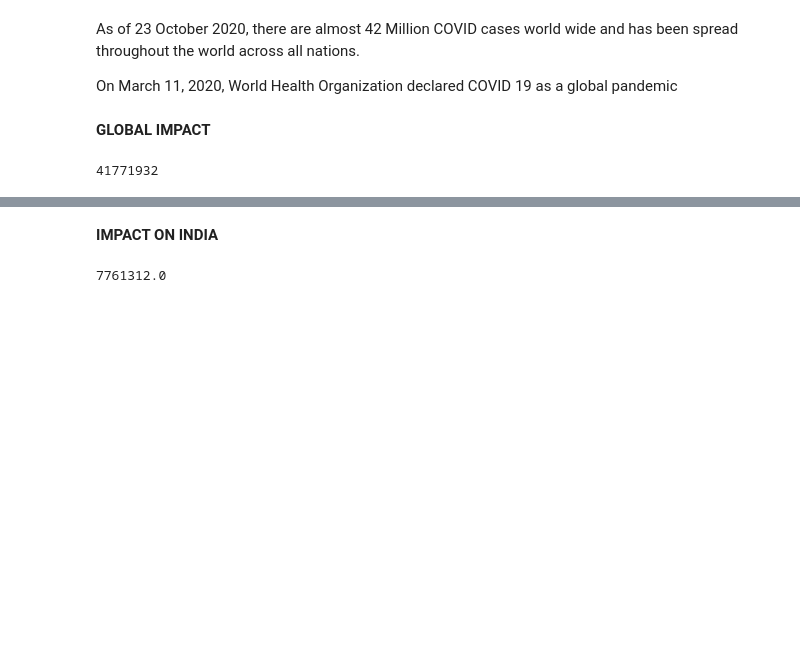
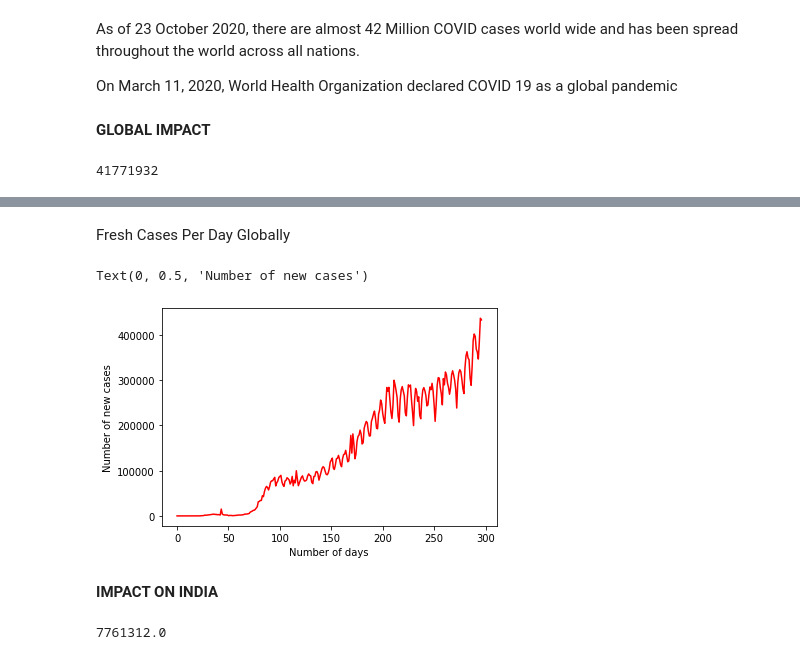
Before and after one commit to ManavKaul/COVID-Analysis, a Jupyter notebook: COVID.ipynb, the cells around one changed output, grey strips where cells are left out. Saved outputs shown, nothing was run; the diff lists cells and outputs as text; code cells hidden in the pictures; blank space fills up the shorter version.

```diff
--- a/COVID.ipynb
+++ b/COVID.ipynb
@@ -54,3 +54,15 @@ Text(0, 0.5, 'Number of cases in Ten Millions')
+# %% [markdown]
+Fresh Cases Per Day Globally
+# %%
+newcases_world=[]
+for i in range(297):
+  newcases_world.append(df['World'][i+1]-df['World'][i])
+plt.plot(newcases_world, color='r')
+plt.xlabel('Number of days')
+plt.ylabel('Number of new cases')
+# %% [output]
+Text(0, 0.5, 'Number of new cases')
+[figure, added]
 # %% [markdown]
 **IMPACT ON INDIA**
 # %%
```
Also changed, not shown: parts of 4 cells of this notebook.
